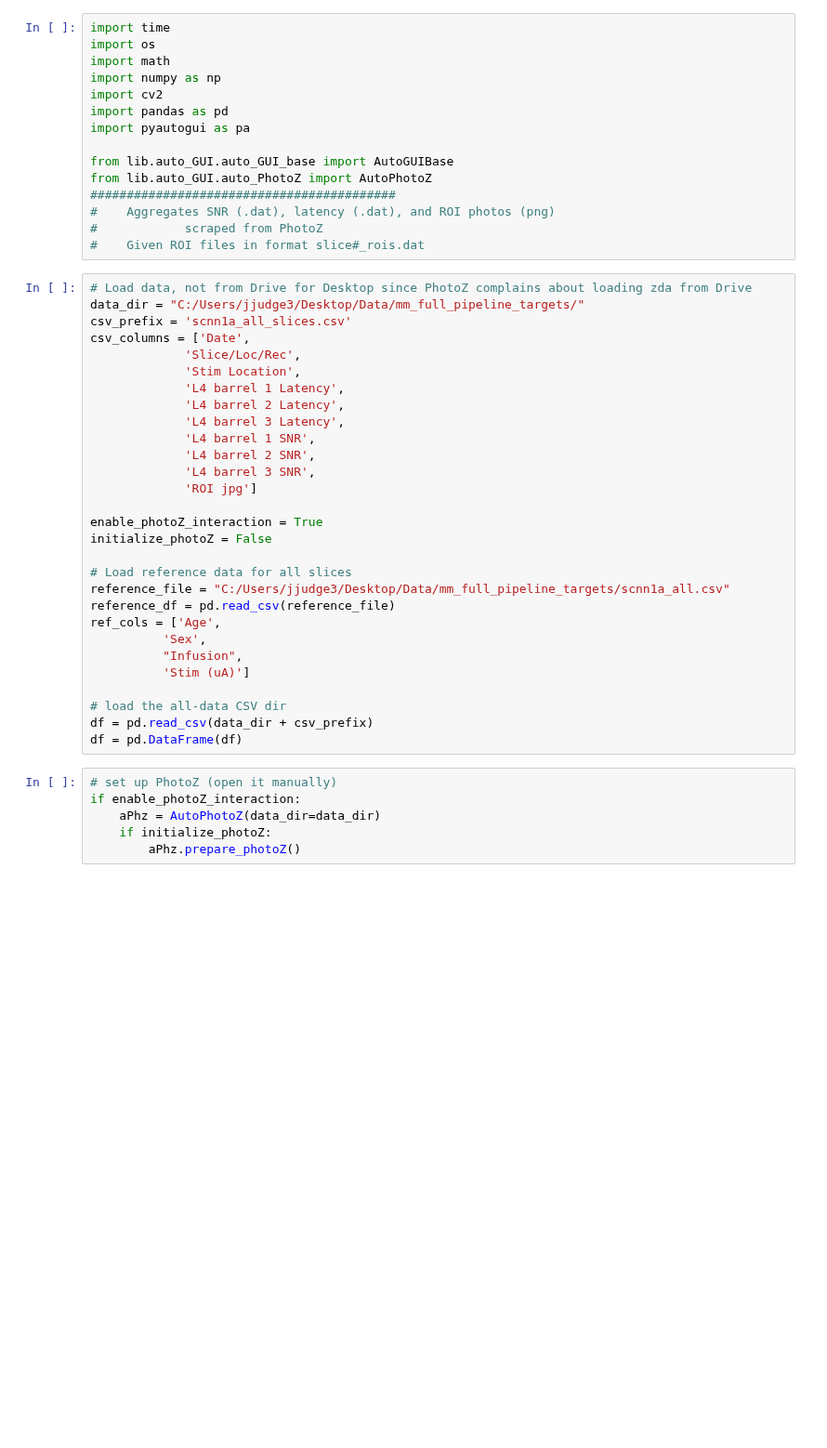
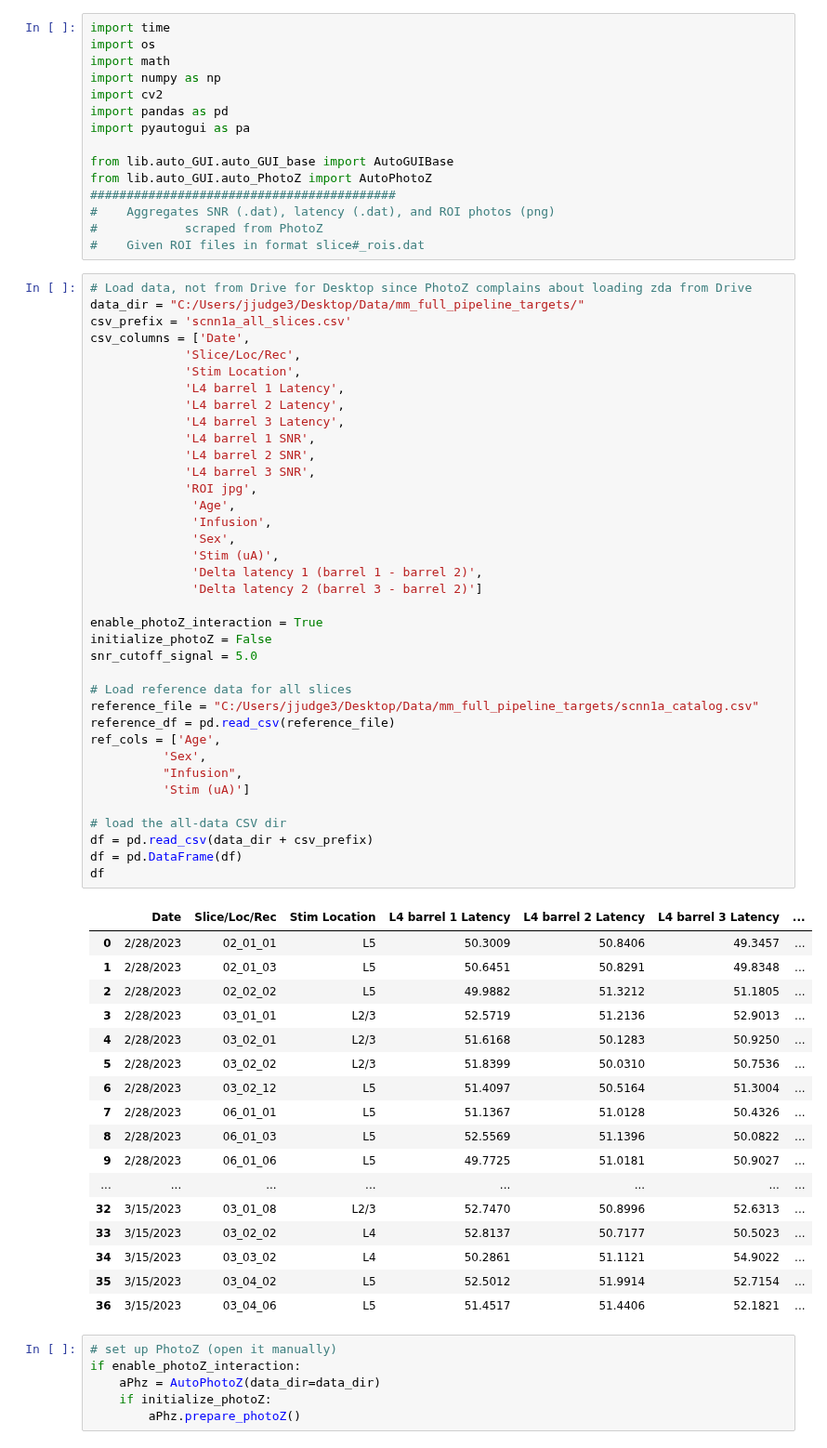
Before and after one commit to john-judge/TSM-to-ZDA, a Jupyter notebook: ROI-to-CSVdata.ipynb, the cells around one changed output. Shown at 93% size. Cells and saved outputs as stored; diff of their text form; blank space fills up the shorter version.

```diff
--- a/ROI-to-CSVdata.ipynb
+++ b/ROI-to-CSVdata.ipynb
@@ -16,32 +16,58 @@ from lib.auto_GUI.auto_PhotoZ import AutoPhotoZ
 # %%
 # Load data, not from Drive for Desktop since PhotoZ complains about loading zda from Drive
 data_dir = "C:/Users/jjudge3/Desktop/Data/mm_full_pipeline_targets/"
 csv_prefix = 'scnn1a_all_slices.csv'
 csv_columns = ['Date',
              'Slice/Loc/Rec',
              'Stim Location',
              'L4 barrel 1 Latency',
              'L4 barrel 2 Latency',
              'L4 barrel 3 Latency',
              'L4 barrel 1 SNR',
              'L4 barrel 2 SNR',
              'L4 barrel 3 SNR',
-             'ROI jpg']
+             'ROI jpg',
+              'Age',
+              'Infusion',
+              'Sex',
+              'Stim (uA)',
+              'Delta latency 1 (barrel 1 - barrel 2)',
+              'Delta latency 2 (barrel 3 - barrel 2)']
 
 enable_photoZ_interaction = True
 initialize_photoZ = False
+snr_cutoff_signal = 5.0
 
 # Load reference data for all slices
-reference_file = "C:/Users/jjudge3/Desktop/Data/mm_full_pipeline_targets/scnn1a_all.csv"
+reference_file = "C:/Users/jjudge3/Desktop/Data/mm_full_pipeline_targets/scnn1a_catalog.csv"
 reference_df = pd.read_csv(reference_file)
 ref_cols = ['Age',
           'Sex',
           "Infusion",
           'Stim (uA)']
 
 # load the all-data CSV dir
 df = pd.read_csv(data_dir + csv_prefix)
 df = pd.DataFrame(df)
+df
+# %% [output]
+|  | Date | Slice/Loc/Rec | Stim Location | L4 barrel 1 Latency | L4 barrel 2 Latency | L4 barrel 3 Latency | ... |
+| 0 | 2/28/2023 | 02_01_01 | L5 | 50.3009 | 50.8406 | 49.3457 | ... |
+| 1 | 2/28/2023 | 02_01_03 | L5 | 50.6451 | 50.8291 | 49.8348 | ... |
+| 2 | 2/28/2023 | 02_02_02 | L5 | 49.9882 | 51.3212 | 51.1805 | ... |
+| 3 | 2/28/2023 | 03_01_01 | L2/3 | 52.5719 | 51.2136 | 52.9013 | ... |
+| 4 | 2/28/2023 | 03_02_01 | L2/3 | 51.6168 | 50.1283 | 50.9250 | ... |
+| 5 | 2/28/2023 | 03_02_02 | L2/3 | 51.8399 | 50.0310 | 50.7536 | ... |
+| 6 | 2/28/2023 | 03_02_12 | L5 | 51.4097 | 50.5164 | 51.3004 | ... |
+| 7 | 2/28/2023 | 06_01_01 | L5 | 51.1367 | 51.0128 | 50.4326 | ... |
+| 8 | 2/28/2023 | 06_01_03 | L5 | 52.5569 | 51.1396 | 50.0822 | ... |
+| 9 | 2/28/2023 | 06_01_06 | L5 | 49.7725 | 51.0181 | 50.9027 | ... |
+| ... | ... | ... | ... | ... | ... | ... | ... |
+| 32 | 3/15/2023 | 03_01_08 | L2/3 | 52.7470 | 50.8996 | 52.6313 | ... |
+| 33 | 3/15/2023 | 03_02_02 | L4 | 52.8137 | 50.7177 | 50.5023 | ... |
+| 34 | 3/15/2023 | 03_03_02 | L4 | 50.2861 | 51.1121 | 54.9022 | ... |
+| 35 | 3/15/2023 | 03_04_02 | L5 | 52.5012 | 51.9914 | 52.7154 | ... |
+| 36 | 3/15/2023 | 03_04_06 | L5 | 51.4517 | 51.4406 | 52.1821 | ... |
 # %%
 # set up PhotoZ (open it manually)
 if enable_photoZ_interaction:
```
Also changed, not shown: parts of 2 cells of this notebook, 1 other file.
